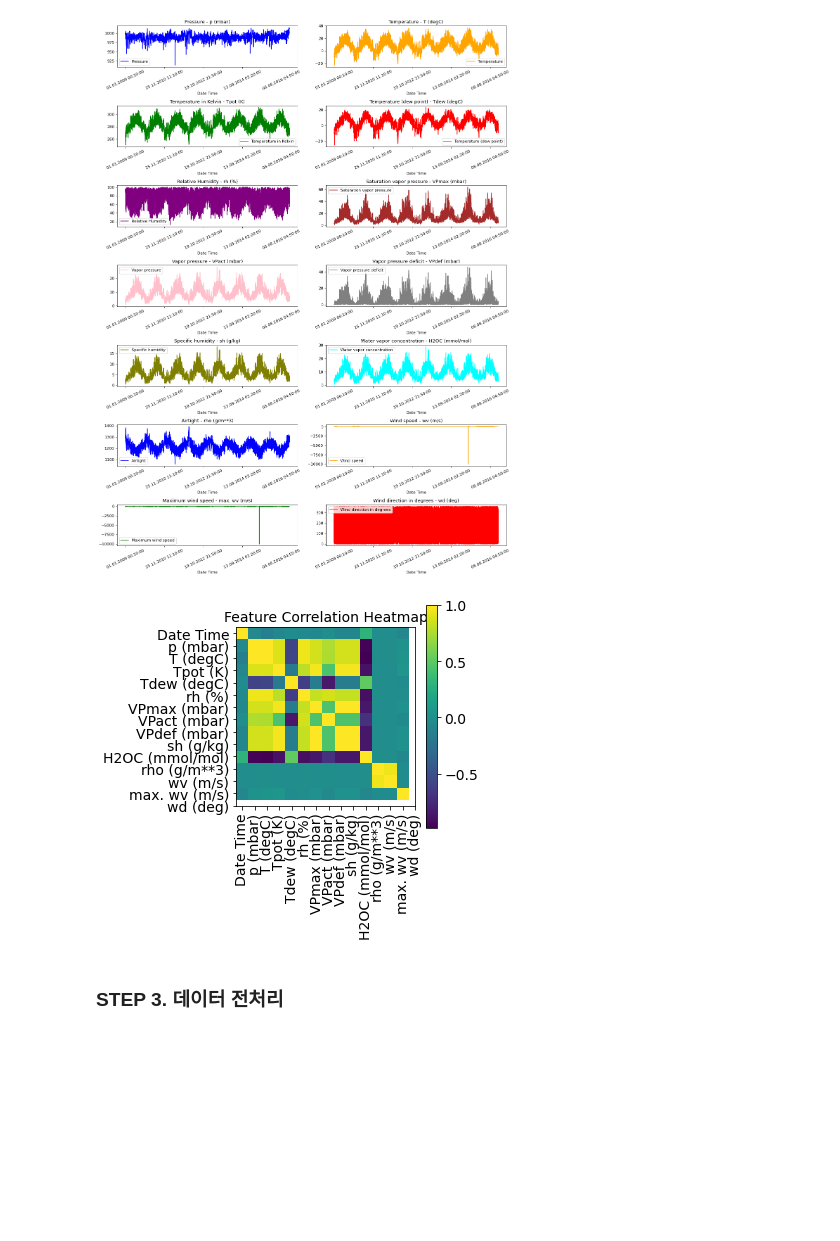
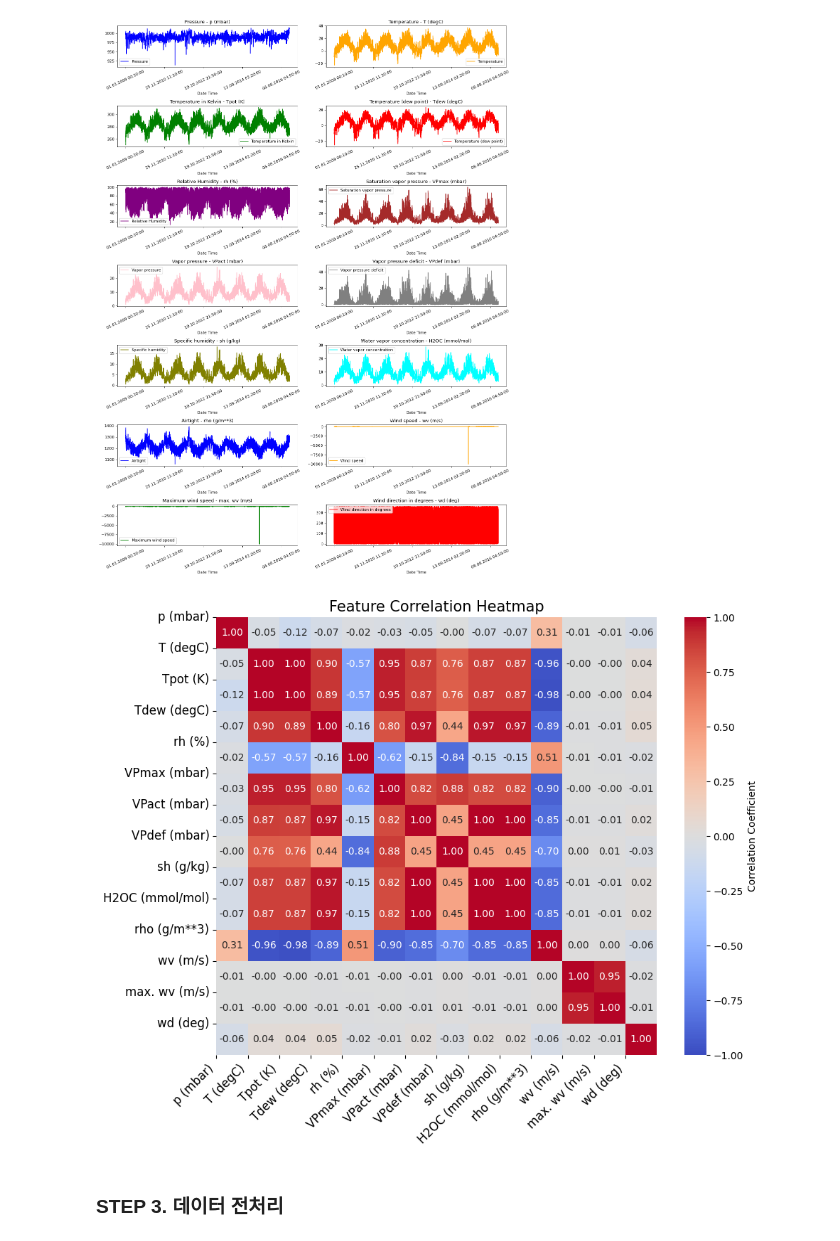
Before and after one commit to hwk0702/2024_LG_ES_External_Lecture, a Jupyter notebook: 240709_DL4TS/01_CNN_Time-series_Forecasting.ipynb, the cells around one changed output. Drawn from its saved outputs; the diff is of its cells as text; code cells hidden in the pictures; blank space fills up the shorter version.

```diff
--- a/240709_DL4TS/01_CNN_Time-series_Forecasting.ipynb
+++ b/240709_DL4TS/01_CNN_Time-series_Forecasting.ipynb
@@ -109,12 +362,11 @@ set_seed(random_seed)
 |15|wd (deg)|152.3|Wind direction in degrees|
 # %%
 # 데이터셋 다운
-annotation_folder = os.path.abspath(".") + "/data/"
 url = "https://storage.googleapis.com/tensorflow/tf-keras-datasets/jena_climate_2009_2016.csv.zip"
-savefile = os.path.join(annotation_folder, os.path.basename(url))
+savefile = os.path.join(cfg.datadir, os.path.basename(url))
 
-if not os.path.exists(annotation_folder):
-    os.makedirs(annotation_folder)
+if not os.path.exists(cfg.datadir):
+    os.makedirs(cfg.datadir)
     print('Folder creation complete!')
 else:
     print('The folder already exists.')
@@ -122,7 +374,7 @@ else:
 if not os.path.isfile(savefile):
     request.urlretrieve(url, savefile)
     with zipfile.ZipFile(savefile, 'r') as zip_ref:
-        zip_ref.extractall(annotation_folder)
+        zip_ref.extractall(cfg.datadir)
     print('File creation complete!')
 else:
     print('The File already exists.')
@@ -222,20 +474,20 @@ show_raw_visualization(df)
 # %%
 # 변수 간 상관관계 히트맵 시각화
 def show_heatmap(data):
-    plt.matshow(data.corr())
-    plt.xticks(range(data.shape[1]), data.columns, fontsize=14, rotation=90)
-    plt.gca().xaxis.tick_bottom()
-    plt.yticks(range(data.shape[1]), data.columns, fontsize=14)
+    # 날짜/시간 컬럼 제외
+    data = data.select_dtypes(exclude=['datetime', 'object'])
 
-    cb = plt.colorbar()
-    cb.ax.tick_params(labelsize=14)
-    plt.title("Feature Correlation Heatmap", fontsize=14)
+    plt.figure(figsize=(10, 8))
+    corr_matrix = data.corr()
+    sns.heatmap(corr_matrix, annot=True, fmt=".2f", cmap='coolwarm', vmin=-1, vmax=1, cbar_kws={'label': 'Correlation Coefficient'})
+    plt.xticks(range(data.shape[1]), data.columns, fontsize=12, rotation=45, ha='right')
+    plt.yticks(range(data.shape[1]), data.columns, fontsize=12, rotation=0)
+    plt.title("Feature Correlation Heatmap", fontsize=15)
     plt.show()
 
-
 show_heatmap(df)
 # %% [output]
-[figure, old version]
+[figure, new version]
 # %% [markdown]
 ### STEP 3. 데이터 전처리
 # %% [markdown]
```
Also changed, not shown: parts of 27 cells of this notebook, 3 other files.
